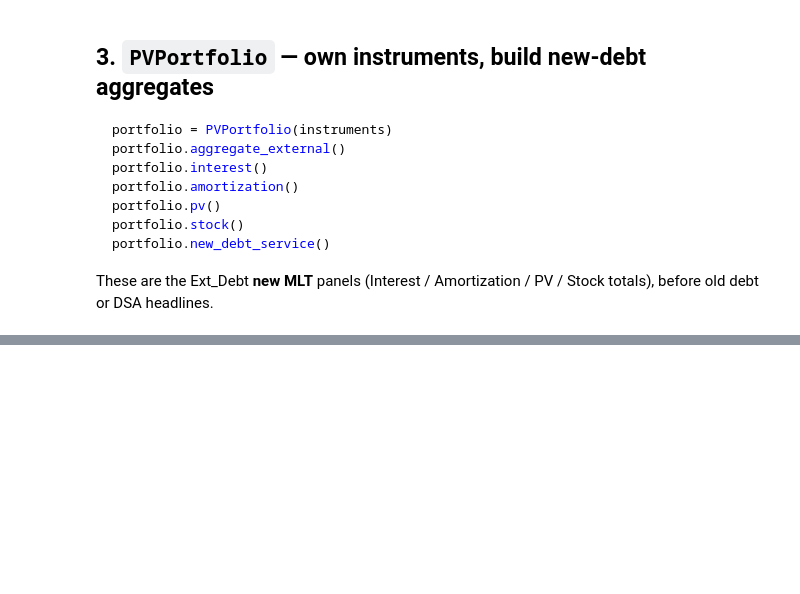
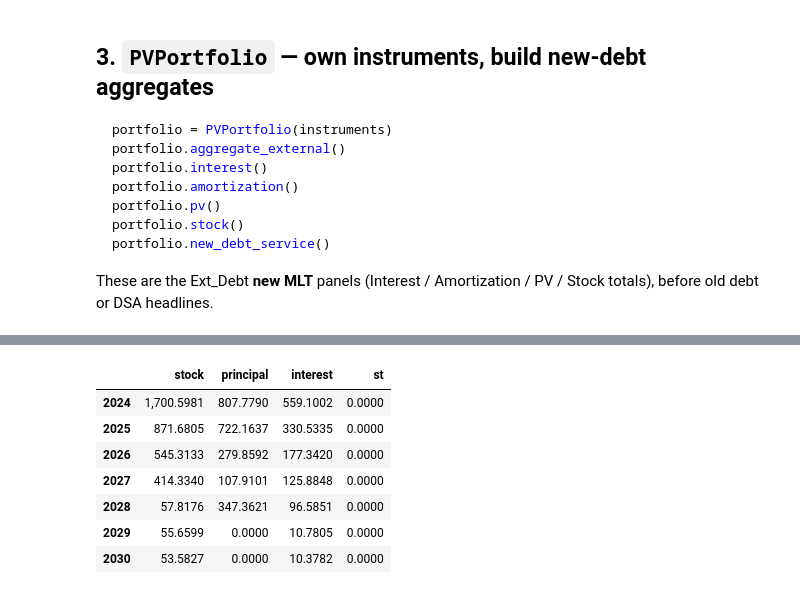
Before and after one commit to Teal-Insights/py-lic-dsf, a Jupyter notebook: demo/ext_debt.ipynb, the cells around one changed output, grey strips where cells are left out. Saved outputs shown, nothing was run; the diff lists cells and outputs as text; code cells hidden in the pictures; blank space fills up the shorter version.

```diff
--- a/demo/ext_debt.ipynb
+++ b/demo/ext_debt.ipynb
@@ -201,0 +213,20 @@ ImportError: cannot import name 'ExternalDebtBook' from 'lic_dsf.pv' (/home/srav
+# %%
+local = pd.DataFrame(
+    {
+        "stock": book.inputs.locally_issued_debt_stock,
+        "principal": book.inputs.locally_issued_principal,
+        "interest": book.inputs.locally_issued_interest,
+        "st": book.inputs.locally_issued_st,
+    }
+)
+display(local.loc[2024:2030])
+book.total_public_debt_service().iloc[:, :8]
+# %% [output]
+|  | stock | principal | interest | st |
+| 2024 | 1,700.5981 | 807.7790 | 559.1002 | 0.0000 |
+| 2025 | 871.6805 | 722.1637 | 330.5335 | 0.0000 |
+| 2026 | 545.3133 | 279.8592 | 177.3420 | 0.0000 |
+| 2027 | 414.3340 | 107.9101 | 125.8848 | 0.0000 |
+| 2028 | 57.8176 | 347.3621 | 96.5851 | 0.0000 |
+| 2029 | 55.6599 | 0.0000 | 10.7805 | 0.0000 |
+| 2030 | 53.5827 | 0.0000 | 10.3782 | 0.0000 |
```
Also changed, not shown: parts of 10 cells of this notebook, 12 other files.
